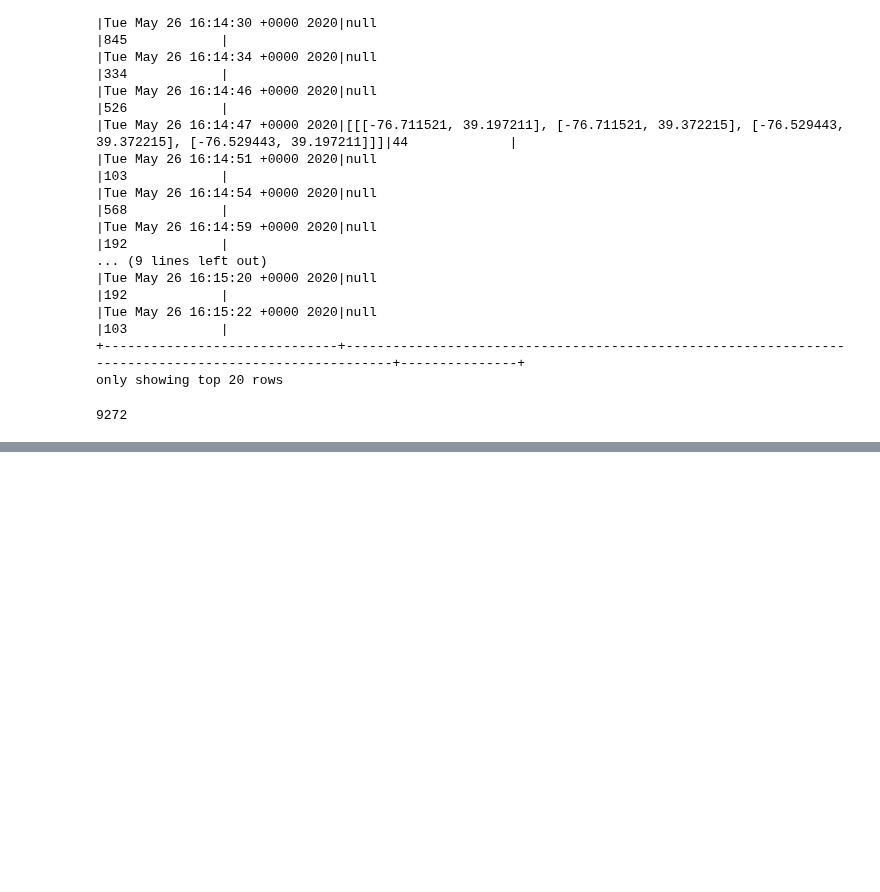
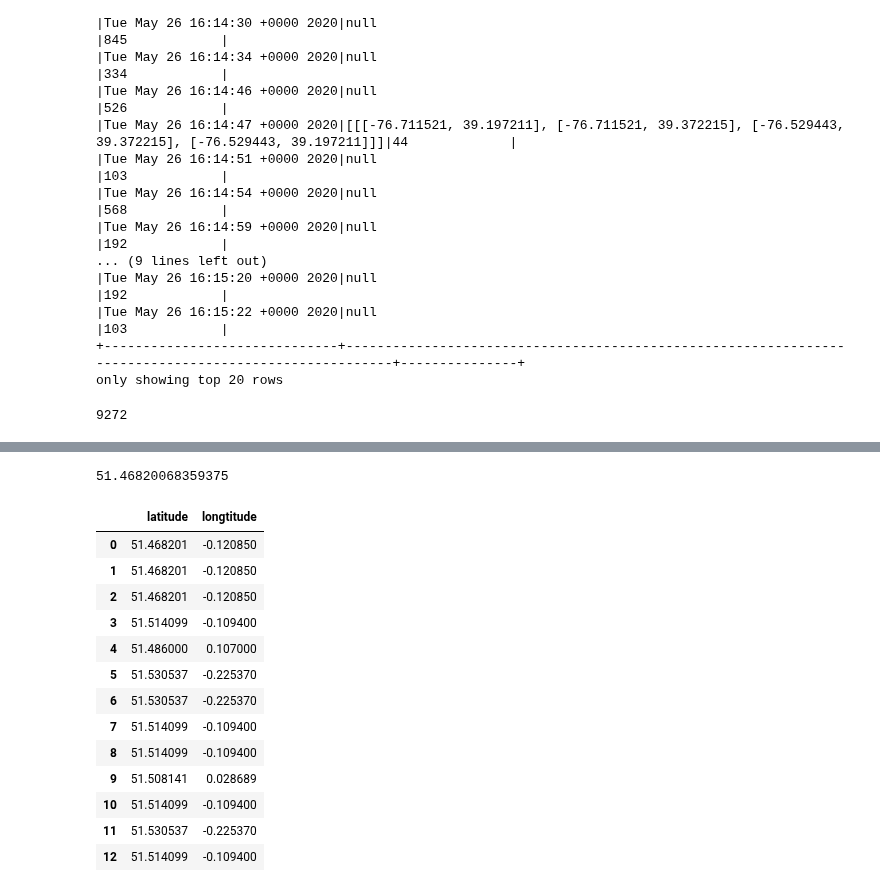
Before and after one commit to tallamjr/option3, a Jupyter notebook: notebooks/EDA-Copy3.ipynb, the cells around one changed output, grey strips where cells are left out. Saved outputs shown, nothing was run; the diff lists cells and outputs as text; code cells hidden in the pictures; blank space fills up the shorter version.

```diff
--- a/notebooks/EDA-Copy3.ipynb
+++ b/notebooks/EDA-Copy3.ipynb
@@ -558,0 +692,4 @@ ddf.count()
+# %%
+lldd_pdf['latitude'].tolist()[0].item()
+# %% [output]
+51.46820068359375
@@ -558,0 +699,21 @@ ddf.count()
+# %%
+lati_series = lldd_pdf['latitude'].transform(lambda x: x.item())
+# %%
+longd_series = lldd_pdf['longditude'].transform(lambda x: x.item())
+# %%
+pd.DataFrame({'latitude': lati_series, 'longtitude': longd_series})
+# %% [output]
+|  | latitude | longtitude |
+| 0 | 51.468201 | -0.120850 |
+| 1 | 51.468201 | -0.120850 |
+| 2 | 51.468201 | -0.120850 |
+| 3 | 51.514099 | -0.109400 |
+| 4 | 51.486000 | 0.107000 |
+| 5 | 51.530537 | -0.225370 |
+| 6 | 51.530537 | -0.225370 |
+| 7 | 51.514099 | -0.109400 |
+| 8 | 51.514099 | -0.109400 |
+| 9 | 51.508141 | 0.028689 |
+| 10 | 51.514099 | -0.109400 |
+| 11 | 51.530537 | -0.225370 |
+| 12 | 51.514099 | -0.109400 |
```
Also changed, not shown: parts of 19 cells of this notebook, 1 other file.
